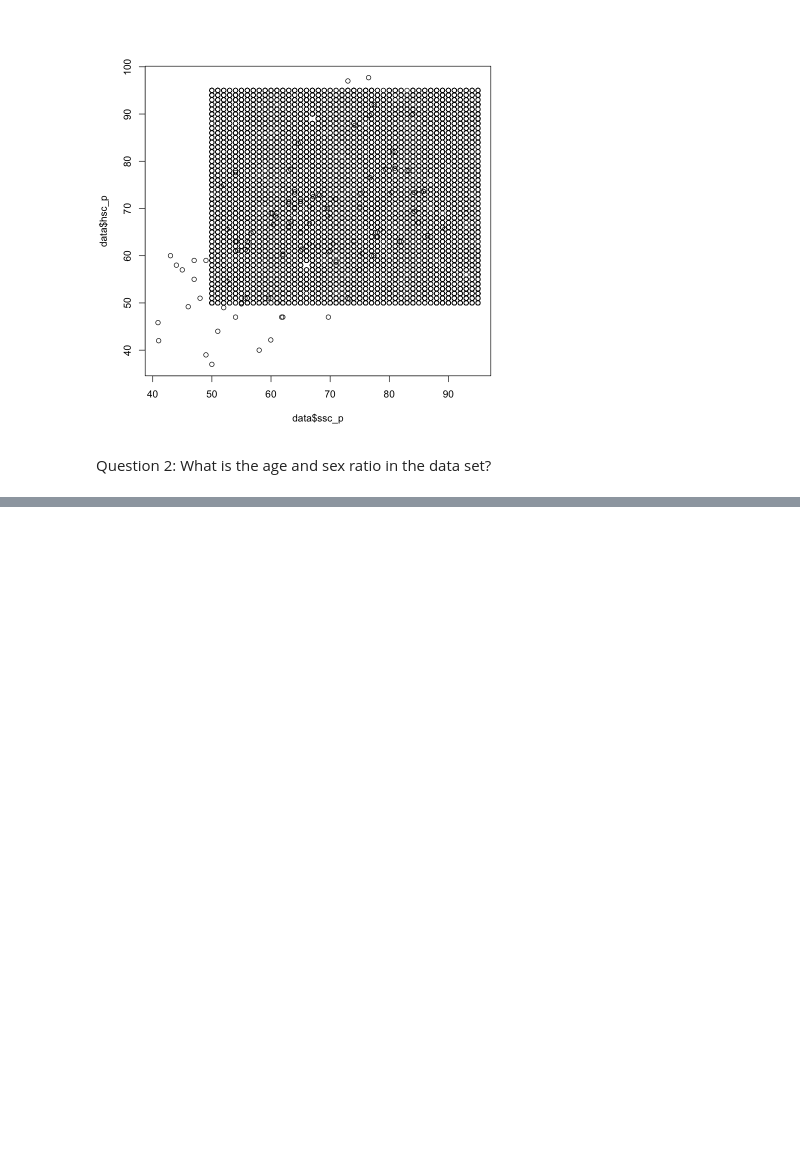
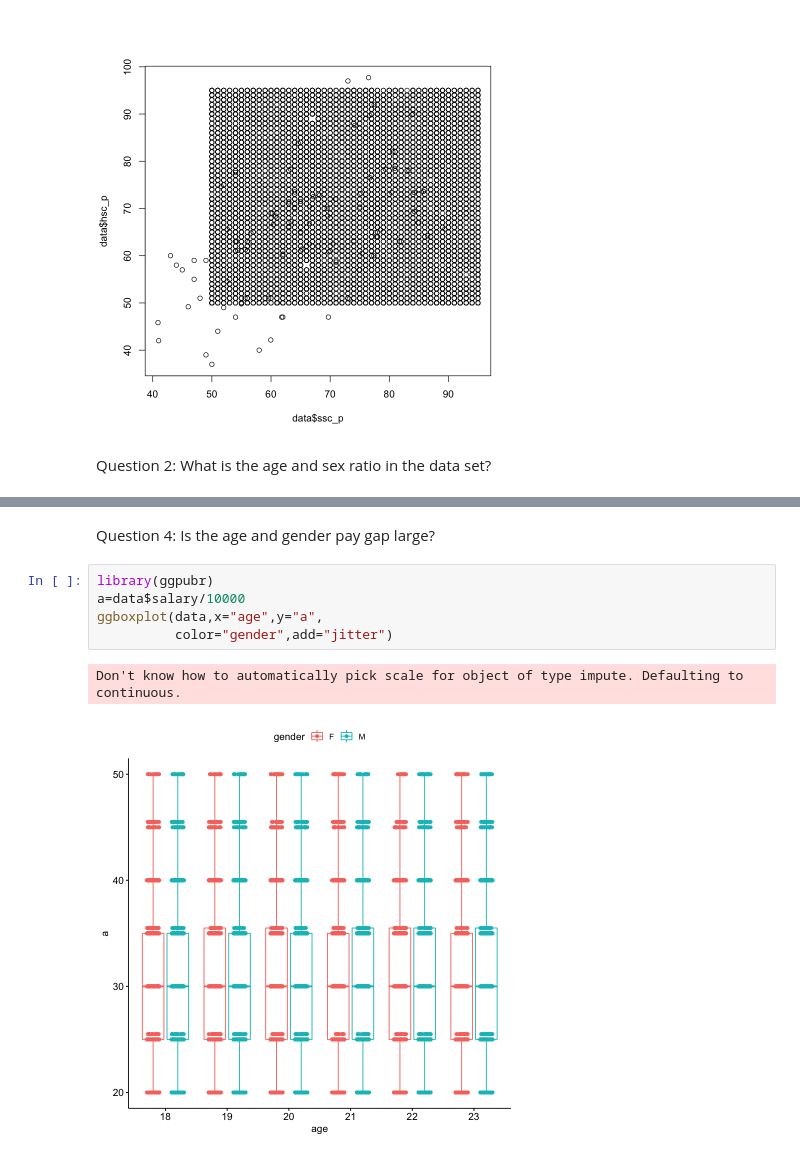
Before and after one commit to fanhoodrex/APU-Modules-Rebuild, a Jupyter notebook: PFDA/Placement_Data_Full_Class/Jupyter Notebook.ipynb, the cells around one changed output, grey strips where cells are left out. Saved outputs shown, nothing was run; the diff lists cells and outputs as text; blank space fills up the shorter version.

```diff
--- a/PFDA/Placement_Data_Full_Class/Jupyter Notebook.ipynb
+++ b/PFDA/Placement_Data_Full_Class/Jupyter Notebook.ipynb
@@ -100,0 +93,10 @@ ggplot(data,aes(age,fill=gender))+
+# %% [markdown]
+Question 4: Is the age and gender pay gap large?
+# %%
+library(ggpubr)
+a=data$salary/10000
+ggboxplot(data,x="age",y="a",
+          color="gender",add="jitter")
+# %% [output]
+Don't know how to automatically pick scale for object of type impute. Defaulting to continuous.
+[figure, added]
```
Also changed, not shown: parts of 25 cells of this notebook.
